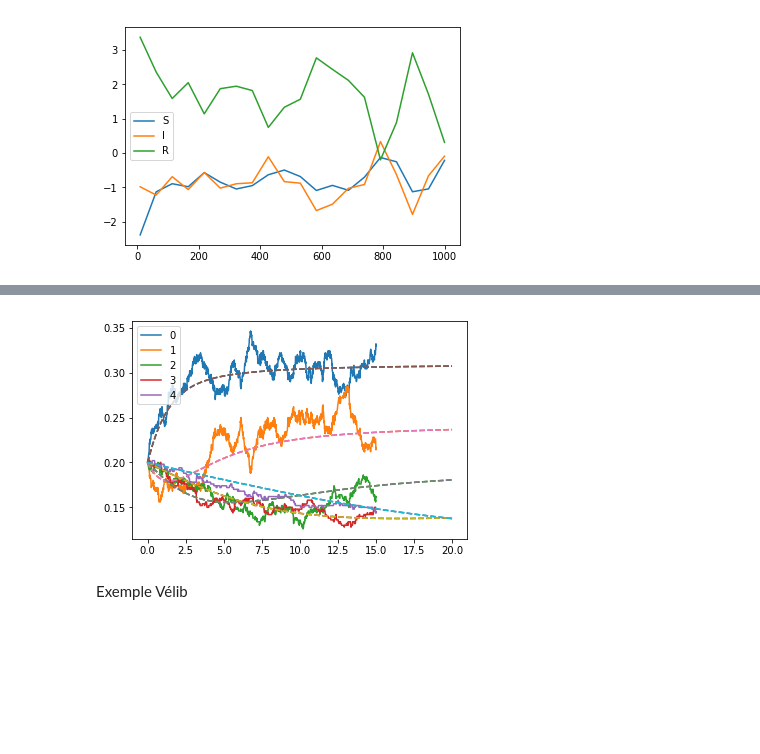
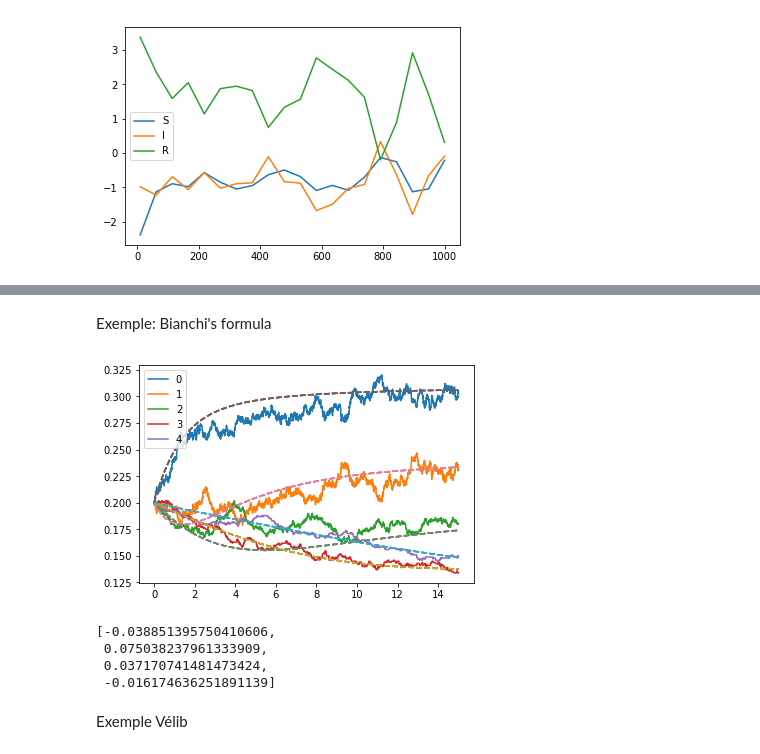
Before and after one commit to manurod/Random-system-simulation-and-calculs, a Jupyter notebook: Exemples.ipynb, the cells around one changed output, grey strips where cells are left out. Drawn from its saved outputs; the diff is of its cells as text; code cells hidden in the pictures; blank space fills up the shorter version.

```diff
--- a/Exemples.ipynb
+++ b/Exemples.ipynb
@@ -37,7 +39,6 @@ X_0=fixed_point(taux,liste_transitions,3)
 # %%
 for n in range(len(N)):
     for j in range(100):
-        j=j
         simu_cmtc(taux,liste_transitions,X,N[n],50,"data/data_"+str(n)+"-"+str(j))
 # %%
 def moy_pond(data,deb,fin,i):
@@ -72,3 +73,5 @@ theorique(taux,liste_transitions,3,2)
+# %% [markdown]
+Exemple: Bianchi's formula
 # %%
 N=100
 K=5
@@ -100,28 +103,19 @@ taux.append(Var_q[K-1]*Var_x[K-1])
 
 def fct_taux(i,X):
     return sym.lambdify( Var_x,taux[i])(*X)
-# %%
-X=[1/K for i in range(K)]
-
-data=simu_cmtc(fct_taux,liste_transitions,X,500,15,"",1234)
-
-def drift(x):
-    return (sum([liste_transitions[i]*fct_taux(i,x) for i in range(len(liste_transitions))],0))
-
-
-t = linspace(0,20,1000)
-
-for i in range(K):
-    plot(data[0],data[1][:,i], label=str(i))
-for i in range(3):
-    X=array([1/K for i in range(K)])
-    X = X/sum(X)
-    x = odeint( lambda x,t : drift(x), X, t)
-    plot(t,x,'--')
-legend()
-show()
-# %% [output]
-[figure, removed]
+# %%
+X=[1/K for i in range(K)]
+
+print_simu(fct_taux,liste_transitions,X,1000,15)
+# %% [output]
+[figure, added]
+# %%
+theorique(fct_taux,liste_transitions,5,4)
+# %% [output]
+[-0.038851395750410606,
+ 0.075038237961333909,
+ 0.037170741481473424,
+ -0.016174636251891139]
 # %% [markdown]
 Exemple Vélib
 # %%
```
Also changed, not shown: parts of 5 cells of this notebook.
